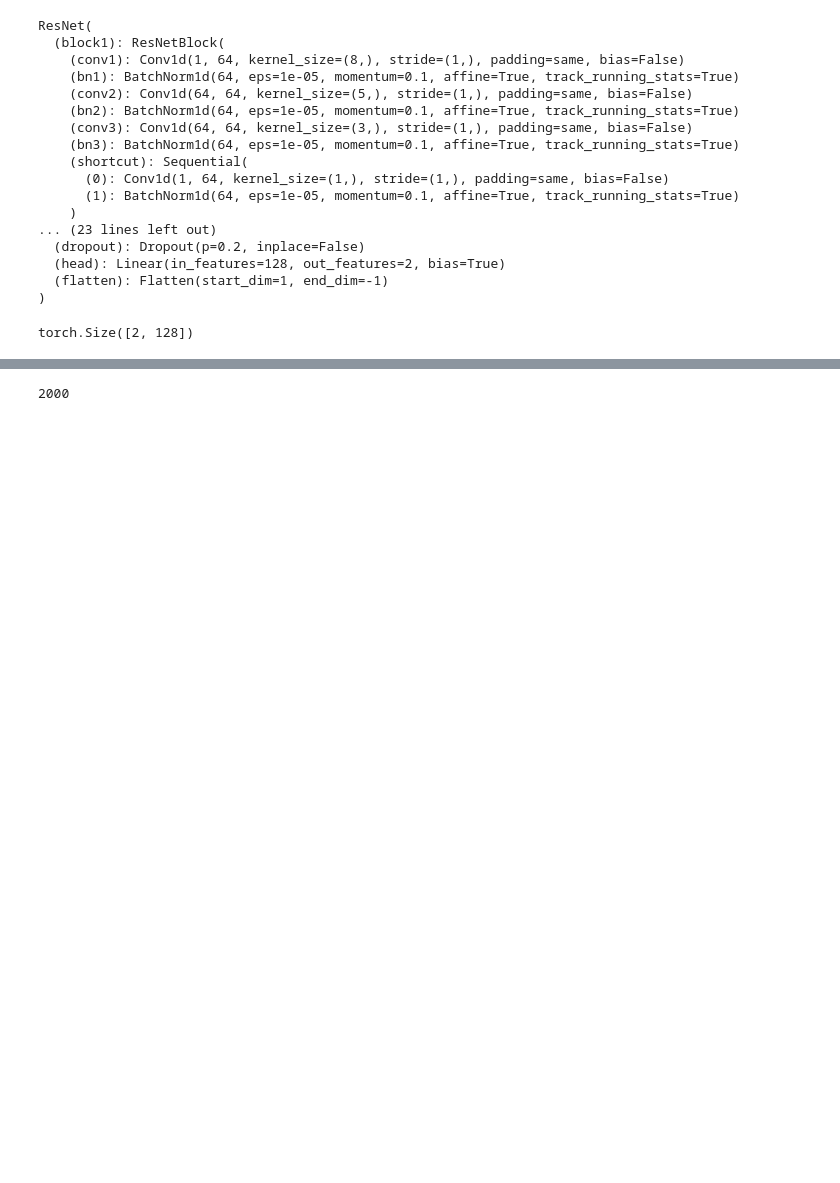
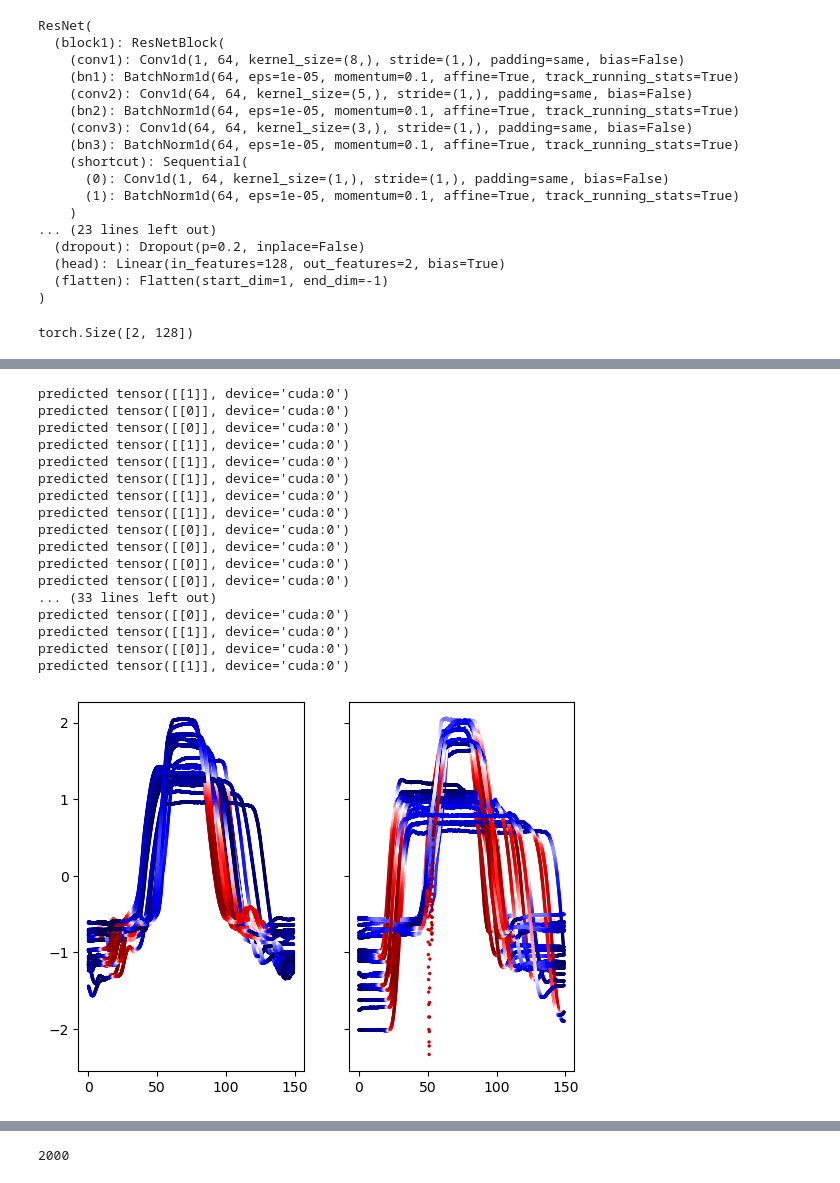
Before and after one commit to g0bel1n/time-series-representation-learning, a Jupyter notebook: plot_cam.ipynb, the cells around one changed output, grey strips where cells are left out. Saved outputs shown, nothing was run; the diff lists cells and outputs as text; code cells hidden in the pictures; blank space fills up the shorter version.

```diff
--- a/plot_cam.ipynb
+++ b/plot_cam.ipynb
@@ -20,5 +28,5 @@ dls = get_dls(params(batch_size=1, dset='computers', num_workers=1, context_poin
 # %%
-dl_train = iter(dls.train)
+dl_train = iter(dls.test)
 # %%
 c=0
 s=0
@@ -115,6 +142,47 @@ def plot_cam(resnet_cam,class_weights, X, Y):
     plt.scatter(x=x, y=y, c=cam_, s=2, vmin=np.min(cam_), vmax=np.max(cam_), linewidths=1, cmap='seismic')
     plt.colorbar()
     plt.show()
+# %%
+fig, axs = plt.subplots(1, 2, sharex=True, sharey=True)
+
+
+for X,Y in dl :
+    X = X.unsqueeze(-1)
+    n = X.shape[1]
+
+    cam, pred = create_cam(resnet_cam=resnet_cam, class_weights=class_weights, x=X.cuda())
+    cam = cam.reshape((n,1)).cpu().detach().numpy()
+    cam = (cam - np.min(cam))*100/np.max(cam)
+    x = np.linspace(0, n-1, 2000)
+    X = X.cpu().detach().numpy()
+    X = X.reshape((n, 1))
+    f = interp1d(range(n), X[:,0])
+    y = f(x)
+    f = interp1d(range(n), cam[:,0])
+    cam_ = f(x).astype(int)
+    #print(f"True class : {Y.data}")
+
+    axs[Y.data].scatter(x=x, y=y, c=cam_, s=2, vmin=np.min(cam_), vmax=np.max(cam_), linewidths=1, cmap='seismic')
+plt.show()
+# %% [output]
+predicted tensor([[1]], device='cuda:0')
+predicted tensor([[0]], device='cuda:0')
+predicted tensor([[0]], device='cuda:0')
+predicted tensor([[1]], device='cuda:0')
+predicted tensor([[1]], device='cuda:0')
+predicted tensor([[1]], device='cuda:0')
+predicted tensor([[1]], device='cuda:0')
+predicted tensor([[1]], device='cuda:0')
+predicted tensor([[0]], device='cuda:0')
+predicted tensor([[0]], device='cuda:0')
+predicted tensor([[0]], device='cuda:0')
+predicted tensor([[0]], device='cuda:0')
+... (33 lines left out)
+predicted tensor([[0]], device='cuda:0')
+predicted tensor([[1]], device='cuda:0')
+predicted tensor([[0]], device='cuda:0')
+predicted tensor([[1]], device='cuda:0')
+[figure, added]
 # %%
 X, Y = next(dl)
 plot_cam(resnet_cam, class_weights, X, Y)
```
Also changed, not shown: parts of 18 cells of this notebook, 4 other files.
